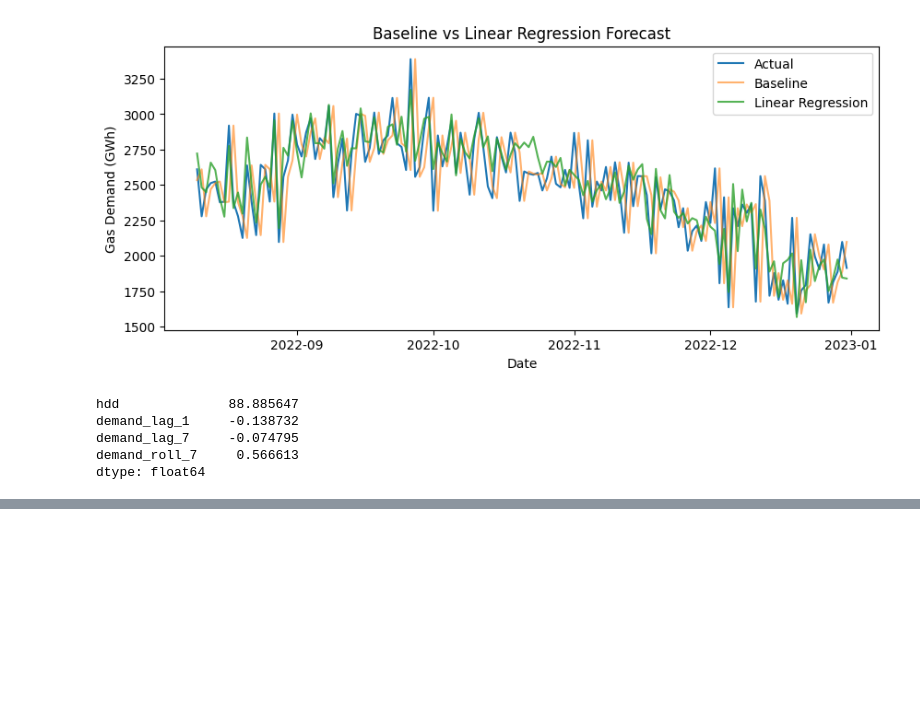
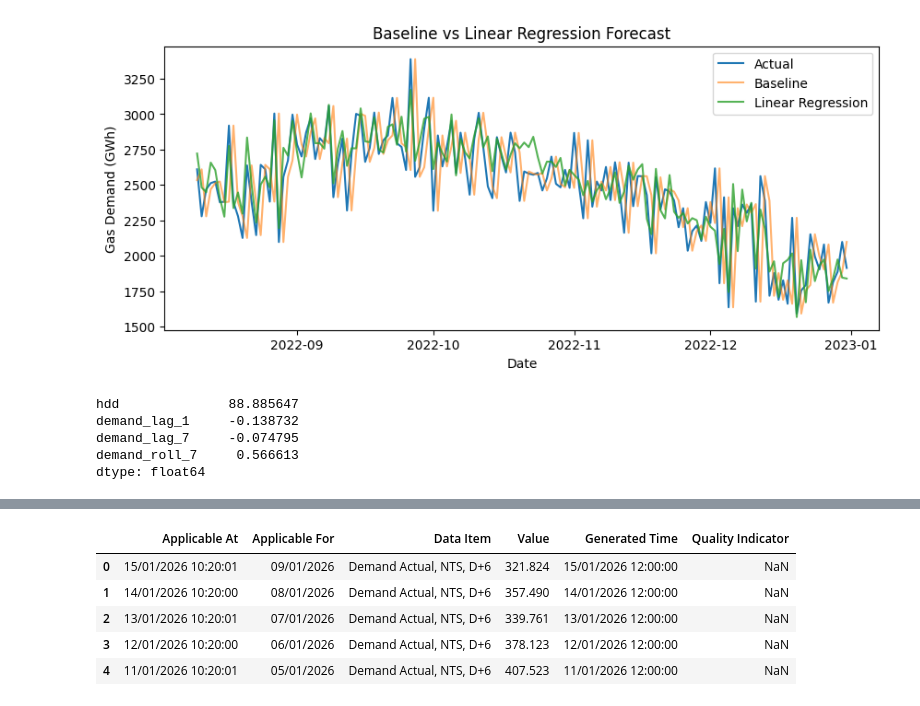
Before and after one commit to xdityx/xoserve-uk-gas-demand-forecasting, a Jupyter notebook: notebooks/data_exploration.ipynb, the cells around one changed output, grey strips where cells are left out. Cells and saved outputs as stored; diff of their text form; code cells hidden in the pictures; blank space fills up the shorter version.

```diff
--- a/notebooks/data_exploration.ipynb
+++ b/notebooks/data_exploration.ipynb
@@ -240,0 +247,15 @@ dtype: float64
+# %%
+import pandas as pd
+
+demand_raw = pd.read_csv(
+    "../data/raw/uk_gas_demand_daily.csv"
+)
+
+demand_raw.head()
+# %% [output]
+|  | Applicable At | Applicable For | Data Item | Value | Generated Time | Quality Indicator |
+| 0 | 15/01/2026 10:20:01 | 09/01/2026 | Demand Actual, NTS, D+6 | 321.824 | 15/01/2026 12:00:00 | NaN |
+| 1 | 14/01/2026 10:20:00 | 08/01/2026 | Demand Actual, NTS, D+6 | 357.490 | 14/01/2026 12:00:00 | NaN |
+| 2 | 13/01/2026 10:20:01 | 07/01/2026 | Demand Actual, NTS, D+6 | 339.761 | 13/01/2026 12:00:00 | NaN |
+| 3 | 12/01/2026 10:20:00 | 06/01/2026 | Demand Actual, NTS, D+6 | 378.123 | 12/01/2026 12:00:00 | NaN |
+| 4 | 11/01/2026 10:20:01 | 05/01/2026 | Demand Actual, NTS, D+6 | 407.523 | 11/01/2026 12:00:00 | NaN |
```
Also changed, not shown: parts of 8 cells of this notebook.
